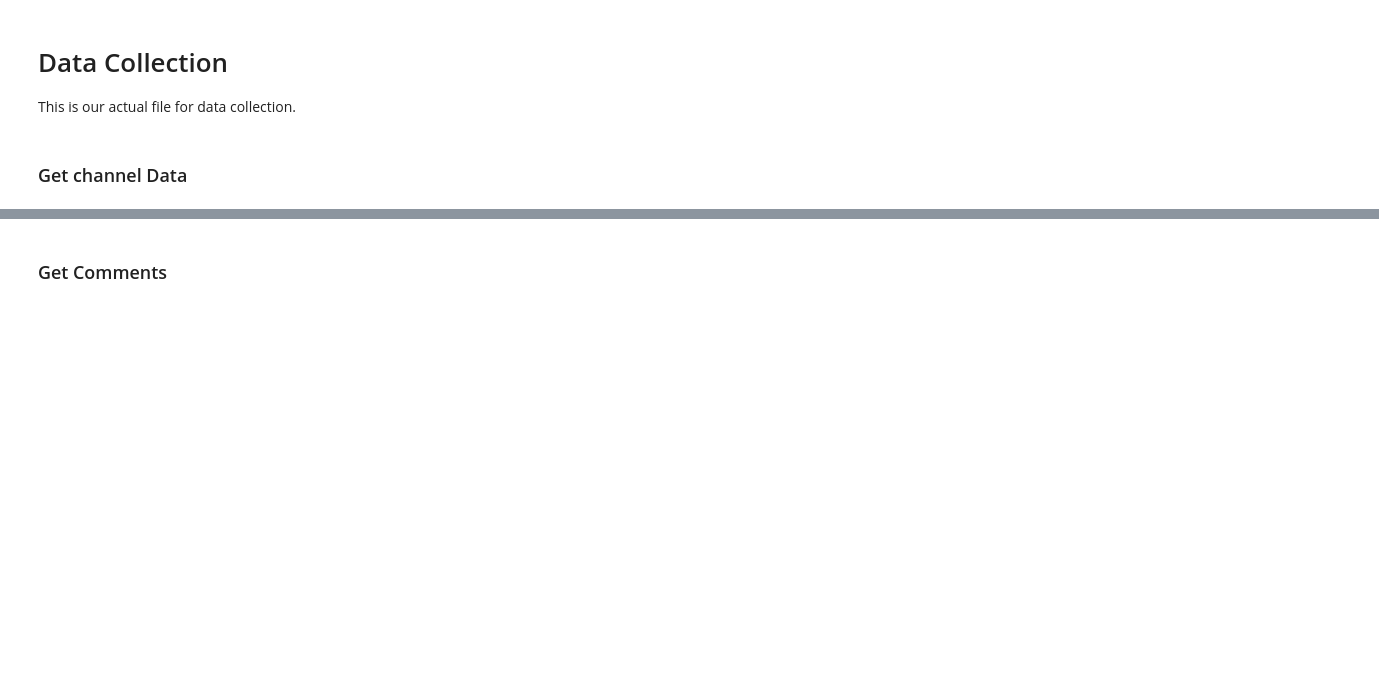
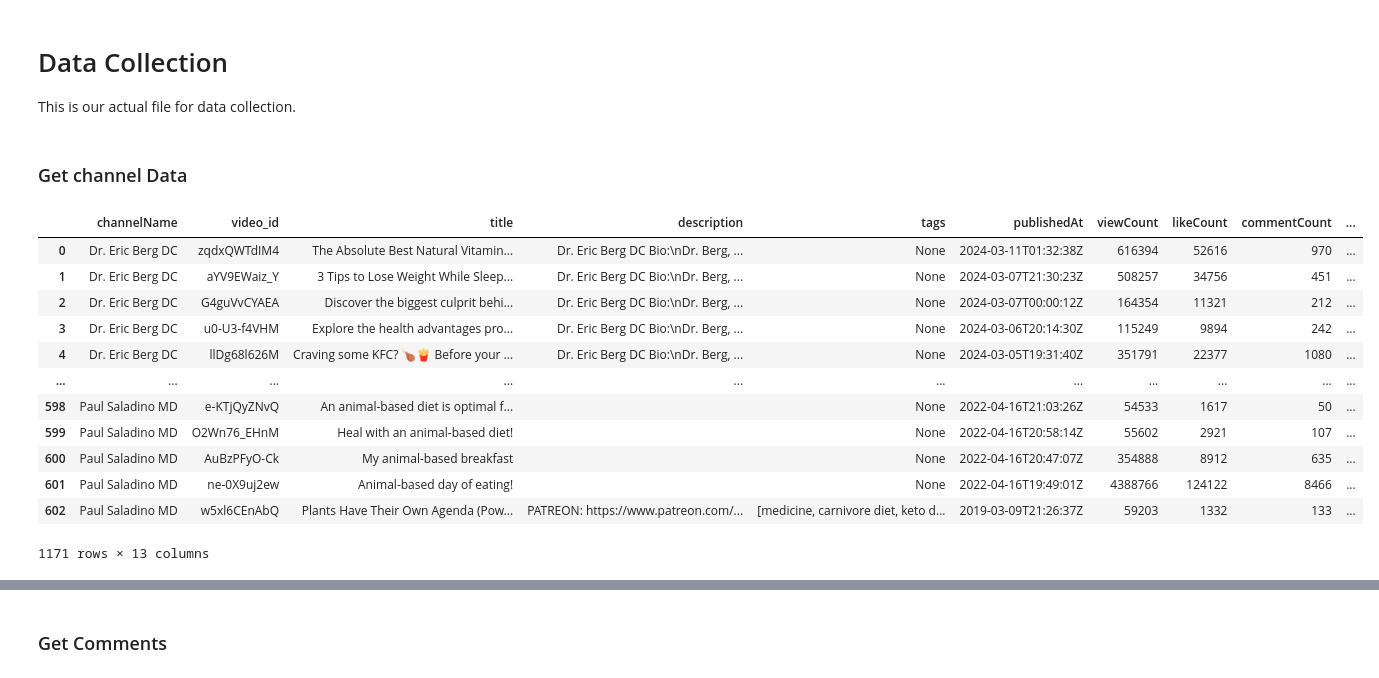
Before and after one commit to rileybaerg/TruthTube, a Jupyter notebook: data-collection.ipynb, the cells around one changed output, grey strips where cells are left out. Drawn from its saved outputs; the diff is of its cells as text; code cells hidden in the pictures; blank space fills up the shorter version.

Commit message:
created dataframes regarding upload

```diff
--- a/data-collection.ipynb
+++ b/data-collection.ipynb
@@ -6,7 +6,7 @@ This is our actual file for data collection.
 from googleapiclient.discovery import build
 import pandas as pd
 # %%
-api_key = "" #REMEMBER TO REMOVE BEFORE UPLOADING
+api_key = "AIzaSyBHMgFLFQX2mvLQqD4do9xrTv07hjPPX0U" #REMEMBER TO REMOVE BEFORE UPLOADING
 api_service_name = "youtube"
 api_version = "v3"
 youtube = build(
@@ -96,6 +96,7 @@ def get_channel_data(userid):
 
     video_ids = get_video_ids(shorts_playlistid)
     upload_data = get_video_data(video_ids)
+    upload_data.insert(0, 'channelName', channel_info['channelName'])
 
     return channel_info, upload_data
 # %%
@@ -114,3 +115,28 @@ mis3_info, mis3_uploads = get_channel_data(mis3_id)
 # %%
 inf1_info, inf1_uploads = get_channel_data(inf1_id)
 inf2_info, inf2_uploads = get_channel_data(inf2_id)
+# %%
+# adds boolean: is_informative
+mis1_uploads['is_informative'] = int(False)
+mis2_uploads['is_informative'] = int(False)
+mis3_uploads['is_informative'] = int(False)
+inf1_uploads['is_informative'] = int(True)
+inf2_uploads['is_informative'] = int(True)
+# %%
+# combined misinformative dataframe
+misinfo_df = pd.concat([mis1_uploads, mis2_uploads, mis3_uploads], axis=0)
+misinfo_df
+# %% [output]
+|  | channelName | video_id | title | description | tags | publishedAt | viewCount | likeCount | commentCount | ... |
+| 0 | Dr. Eric Berg DC | zqdxQWTdIM4 | The Absolute Best Natural Vitamin... | Dr. Eric Berg DC Bio:\nDr. Berg, ... | None | 2024-03-11T01:32:38Z | 616394 | 52616 | 970 | ... |
+| 1 | Dr. Eric Berg DC | aYV9EWaiz_Y | 3 Tips to Lose Weight While Sleep... | Dr. Eric Berg DC Bio:\nDr. Berg, ... | None | 2024-03-07T21:30:23Z | 508257 | 34756 | 451 | ... |
+| 2 | Dr. Eric Berg DC | G4guVvCYAEA | Discover the biggest culprit behi... | Dr. Eric Berg DC Bio:\nDr. Berg, ... | None | 2024-03-07T00:00:12Z | 164354 | 11321 | 212 | ... |
+| 3 | Dr. Eric Berg DC | u0-U3-f4VHM | Explore the health advantages pro... | Dr. Eric Berg DC Bio:\nDr. Berg, ... | None | 2024-03-06T20:14:30Z | 115249 | 9894 | 242 | ... |
+| 4 | Dr. Eric Berg DC | llDg68l626M | Craving some KFC? 🍗🍟 Before your ... | Dr. Eric Berg DC Bio:\nDr. Berg, ... | None | 2024-03-05T19:31:40Z | 351791 | 22377 | 1080 | ... |
+| ... | ... | ... | ... | ... | ... | ... | ... | ... | ... | ... |
+| 598 | Paul Saladino MD | e-KTjQyZNvQ | An animal-based diet is optimal f... |  | None | 2022-04-16T21:03:26Z | 54533 | 1617 | 50 | ... |
+| 599 | Paul Saladino MD | O2Wn76_EHnM | Heal with an animal-based diet! |  | None | 2022-04-16T20:58:14Z | 55602 | 2921 | 107 | ... |
+| 600 | Paul Saladino MD | AuBzPFyO-Ck | My animal-based breakfast |  | None | 2022-04-16T20:47:07Z | 354888 | 8912 | 635 | ... |
+| 601 | Paul Saladino MD | ne-0X9uj2ew | Animal-based day of eating! |  | None | 2022-04-16T19:49:01Z | 4388766 | 124122 | 8466 | ... |
+| 602 | Paul Saladino MD | w5xl6CEnAbQ | Plants Have Their Own Agenda (Pow... | PATREON: https://www.patreon.com/... | [medicine, carnivore diet, keto d... | 2019-03-09T21:26:37Z | 59203 | 1332 | 133 | ... |
+1171 rows × 13 columns
```
Also changed, not shown: parts of 2 cells of this notebook.
